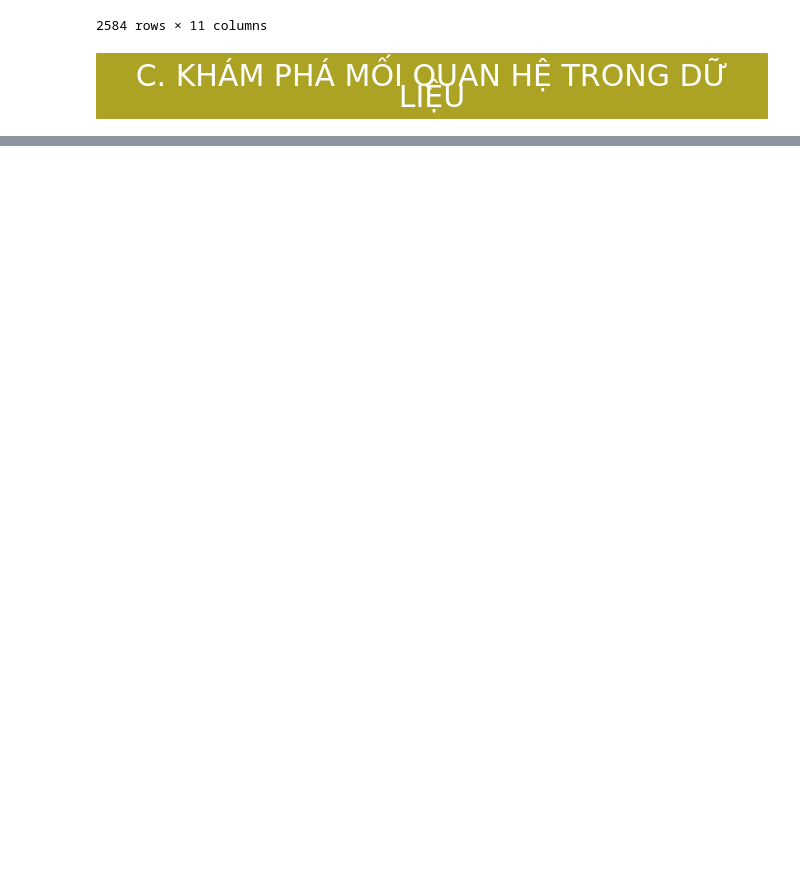
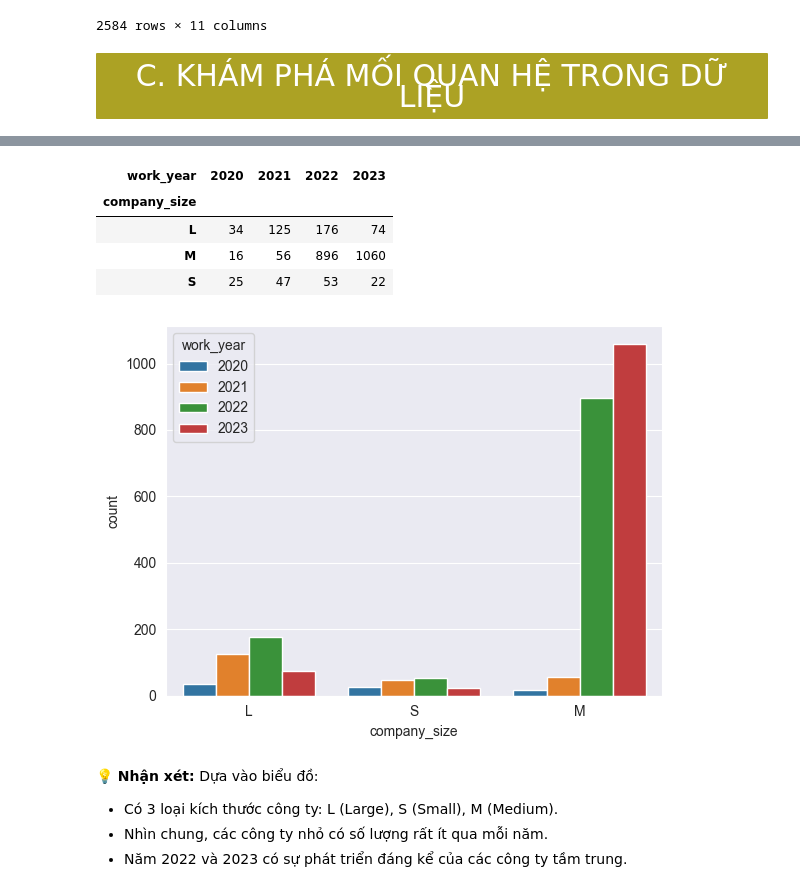
Before and after one commit to PhuongAnh57/LAB2-TQHDL, a Jupyter notebook: source_codes/main.ipynb, the cells around one changed output, grey strips where cells are left out. Cells and saved outputs as stored; diff of their text form; code cells hidden in the pictures; blank space fills up the shorter version.

```diff
--- a/source_codes/main.ipynb
+++ b/source_codes/main.ipynb
@@ -281,0 +377,15 @@ salaries_df
+# %%
+sns.countplot(x= salaries_df['company_size'], data=salaries_df, hue = 'work_year')
+salaries_df.groupby(['company_size', 'work_year']).size().unstack()
+# %% [output]
+| work_year | 2020 | 2021 | 2022 | 2023 |
+| company_size |  |  |  |  |
+| L | 34 | 125 | 176 | 74 |
+| M | 16 | 56 | 896 | 1060 |
+| S | 25 | 47 | 53 | 22 |
+[figure, added]
+# %% [markdown]
+**💡 Nhận xét:** Dựa vào biểu đồ:
+- Có 3 loại kích thước công ty: L (Large), S (Small), M (Medium).
+- Nhìn chung, các công ty nhỏ có số lượng rất ít qua mỗi năm.
+- Năm 2022 và 2023 có sự phát triển đáng kể của các công ty tầm trung.
```
Also changed, not shown: parts of 11 cells of this notebook.
